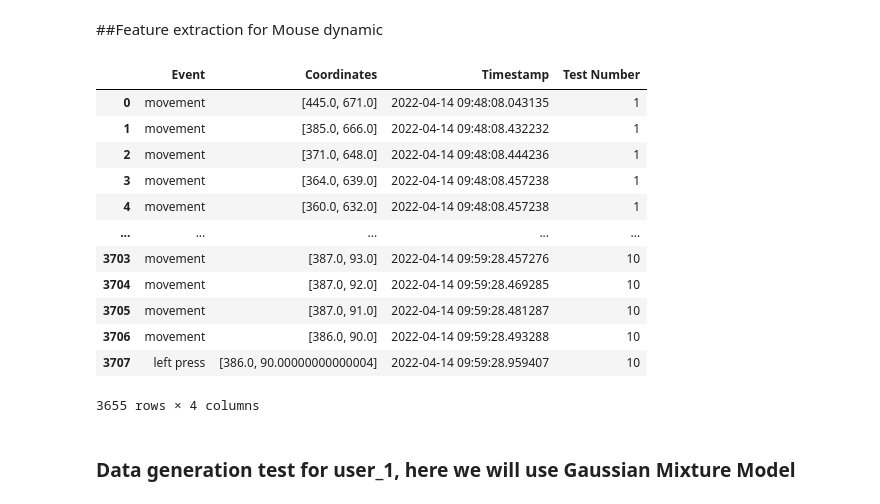
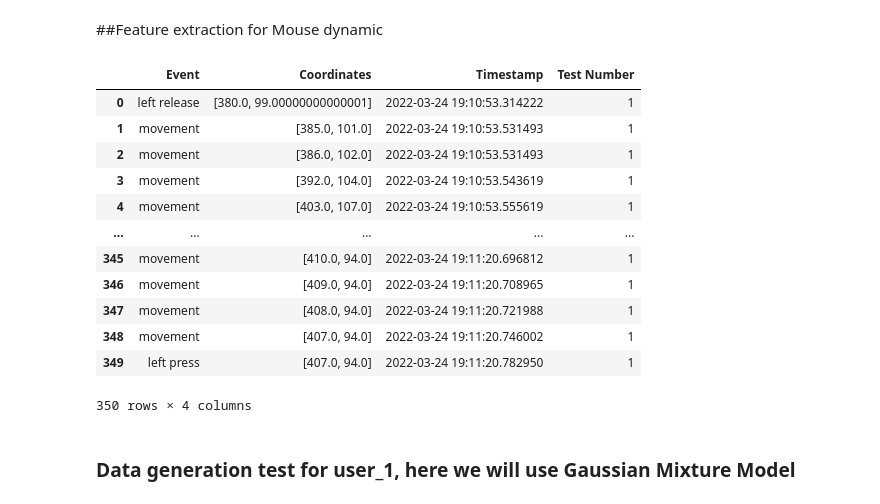
Before and after one commit to lechiffre7/Keystroke-and-mouse-dynamic-for-Credit-Card-Fraud-Detection, a Jupyter notebook: overview_of_biometric_data.ipynb, the cells around one changed output. Cells and saved outputs as stored; diff of their text form; code cells hidden in the pictures.

```diff
--- a/overview_of_biometric_data.ipynb
+++ b/overview_of_biometric_data.ipynb
@@ -266,55 +281,51 @@ for i in range(1, num_users + 1):
     os.makedirs(true_folder, exist_ok=True)
     os.makedirs(false_folder, exist_ok=True)
 
-    # Create empty lists to store DataFrames for each test
-    true_mouse_dfs = []
-    false_mouse_dfs = []
+    # Create empty dictionaries to store DataFrames for each test
+    true_sub_datasets_dict = {}
+    false_sub_datasets_dict = {}
 
     # Parse true data
     for test_name, test_data in true_data.items():
         if isinstance(test_data, dict):
             df_mouse = parse_data(test_data, test_name, event_type='mouse_events')
-            true_mouse_dfs.append(df_mouse)
+            # Filter and keep events
+            df_mouse_cleaned = filter_and_keep_events(df_mouse)
+            # Get unique test numbers
+            unique_test_numbers = df_mouse_cleaned['Test Number'].unique()
+            # Split data into sub-datasets
+            for test_number in unique_test_numbers:
+                filtered_data = df_mouse_cleaned[df_mouse_cleaned['Test Number'] == test_number].copy()
+                true_sub_datasets_dict[test_number] = filtered_data
 
     # Parse false data
     for test_name, test_data in false_data.items():
         if isinstance(test_data, dict):
             df_mouse = parse_data(test_data, test_name, event_type='mouse_events')
-            false_mouse_dfs.append(df_mouse)
-
-    # Concatenate all DataFrames into one DataFrame for true and false data
-    true_all_mouse_df = pd.concat(true_mouse_dfs, ignore_index=True)
-    false_all_mouse_df = pd.concat(false_mouse_dfs, ignore_index=True)
-
-    # Drop specific columns
-    columns_to_drop = ['Epoch', 'false_enters', 'Movement ID']
-    true_all_mouse_df_cleaned = true_all_mouse_df.drop(columns=columns_to_drop)
-    false_all_mouse_df_cleaned = false_all_mouse_df.drop(columns=columns_to_drop)
-
-    # Define a list of event types to keep
-    event_types_to_keep = ["movement", "left press", "left release"]
-
-    # Filter the true mouse DataFrame
-    true_all_mouse_df_filtered = true_all_mouse_df_cleaned[true_all_mouse_df_cleaned['Event'].isin(event_types_to_keep)]
-
-    # Filter the false mouse DataFrame
-    false_all_mouse_df_filtered = true_all_mouse_df_cleaned[true_all_mouse_df_cleaned['Event'].isin(event_types_to_keep)]
+            # Filter and keep events
+            df_mouse_cleaned = filter_and_keep_events(df_mouse)
+            # Get unique test numbers
+            unique_test_numbers = df_mouse_cleaned['Test Number'].unique()
+            # Split data into sub-datasets
+            for test_number in unique_test_numbers:
+                filtered_data = df_mouse_cleaned[df_mouse_cleaned['Test Number'] == test_number].copy()
+                false_sub_datasets_dict[test_number] = filtered_data
-# %%
-true_all_mouse_df_filtered
-# %% [output]
-|  | Event | Coordinates | Timestamp | Test Number |
-| 0 | movement | [445.0, 671.0] | 2022-04-14 09:48:08.043135 | 1 |
-| 1 | movement | [385.0, 666.0] | 2022-04-14 09:48:08.432232 | 1 |
-| 2 | movement | [371.0, 648.0] | 2022-04-14 09:48:08.444236 | 1 |
-| 3 | movement | [364.0, 639.0] | 2022-04-14 09:48:08.457238 | 1 |
-| 4 | movement | [360.0, 632.0] | 2022-04-14 09:48:08.457238 | 1 |
-| ... | ... | ... | ... | ... |
-| 3703 | movement | [387.0, 93.0] | 2022-04-14 09:59:28.457276 | 10 |
-| 3704 | movement | [387.0, 92.0] | 2022-04-14 09:59:28.469285 | 10 |
-| 3705 | movement | [387.0, 91.0] | 2022-04-14 09:59:28.481287 | 10 |
-| 3706 | movement | [386.0, 90.0] | 2022-04-14 09:59:28.493288 | 10 |
-| 3707 | left press | [386.0, 90.00000000000004] | 2022-04-14 09:59:28.959407 | 10 |
-3655 rows × 4 columns
+# %%
+    false_sub_datasets_dict['1']
+# %% [output]
+|  | Event | Coordinates | Timestamp | Test Number |
+| 0 | left release | [380.0, 99.00000000000001] | 2022-03-24 19:10:53.314222 | 1 |
+| 1 | movement | [385.0, 101.0] | 2022-03-24 19:10:53.531493 | 1 |
+| 2 | movement | [386.0, 102.0] | 2022-03-24 19:10:53.531493 | 1 |
+| 3 | movement | [392.0, 104.0] | 2022-03-24 19:10:53.543619 | 1 |
+| 4 | movement | [403.0, 107.0] | 2022-03-24 19:10:53.555619 | 1 |
+| ... | ... | ... | ... | ... |
+| 345 | movement | [410.0, 94.0] | 2022-03-24 19:11:20.696812 | 1 |
+| 346 | movement | [409.0, 94.0] | 2022-03-24 19:11:20.708965 | 1 |
+| 347 | movement | [408.0, 94.0] | 2022-03-24 19:11:20.721988 | 1 |
+| 348 | movement | [407.0, 94.0] | 2022-03-24 19:11:20.746002 | 1 |
+| 349 | left press | [407.0, 94.0] | 2022-03-24 19:11:20.782950 | 1 |
+350 rows × 4 columns
 # %% [markdown]
 ### Data generation test for user_1, here we will use Gaussian Mixture Model
 # %%
```
Also changed, not shown: parts of 2 cells of this notebook.
